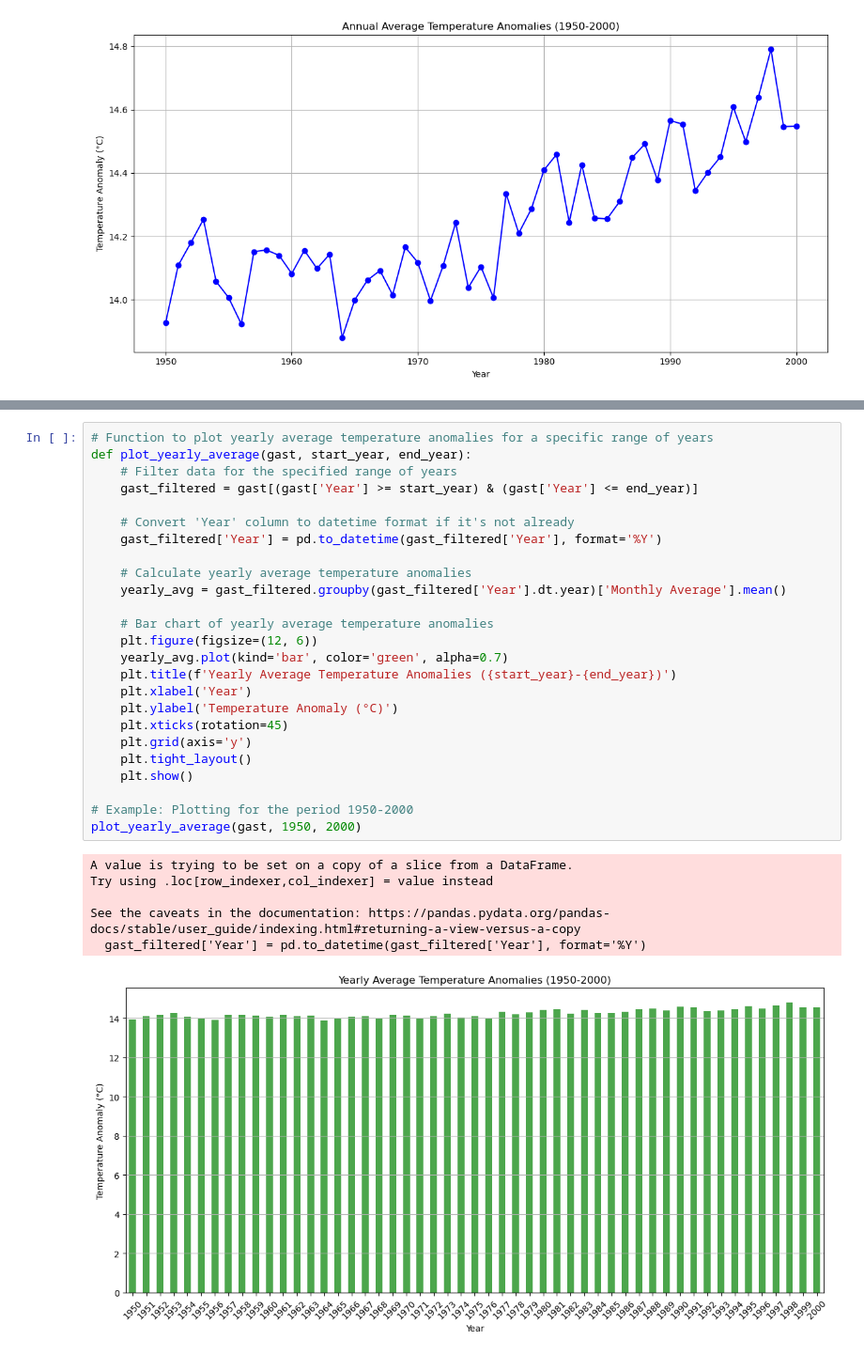
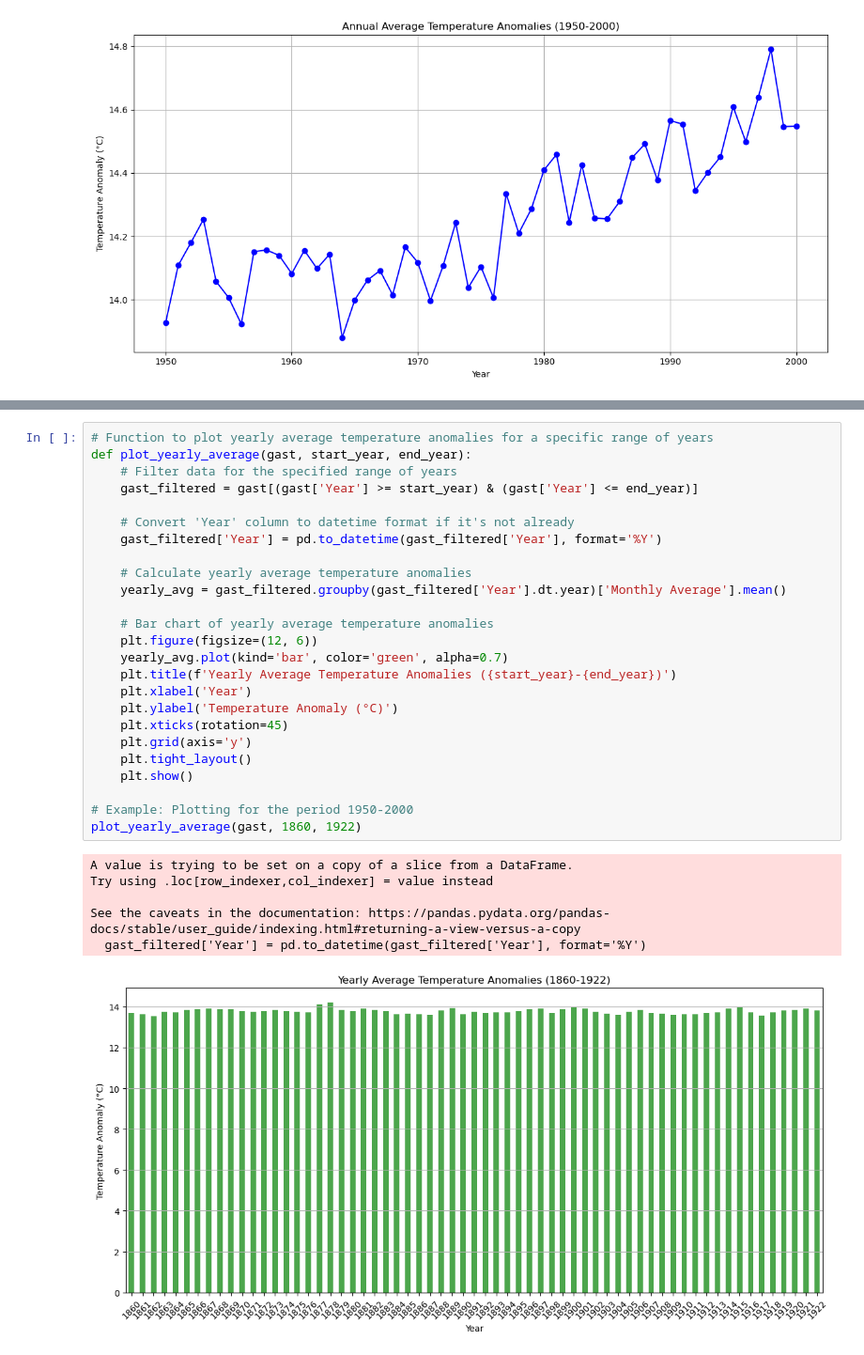
Before and after one commit to davidpaul24/CFR-2024, a Jupyter notebook: module_climate/00_intro_to_climate_answers.ipynb, the cells around one changed output, grey strips where cells are left out. Shown at 94% size. Drawn from its saved outputs; the diff is of its cells as text.

```diff
--- a/module_climate/00_intro_to_climate_answers.ipynb
+++ b/module_climate/00_intro_to_climate_answers.ipynb
@@ -288,32 +289,32 @@ plot_histogram(gast, 1950, 2000)
 # %%
 # Function to plot yearly average temperature anomalies for a specific range of years
 def plot_yearly_average(gast, start_year, end_year):
     # Filter data for the specified range of years
     gast_filtered = gast[(gast['Year'] >= start_year) & (gast['Year'] <= end_year)]
 
     # Convert 'Year' column to datetime format if it's not already
     gast_filtered['Year'] = pd.to_datetime(gast_filtered['Year'], format='%Y')
 
     # Calculate yearly average temperature anomalies
     yearly_avg = gast_filtered.groupby(gast_filtered['Year'].dt.year)['Monthly Average'].mean()
 
     # Bar chart of yearly average temperature anomalies
     plt.figure(figsize=(12, 6))
     yearly_avg.plot(kind='bar', color='green', alpha=0.7)
     plt.title(f'Yearly Average Temperature Anomalies ({start_year}-{end_year})')
     plt.xlabel('Year')
     plt.ylabel('Temperature Anomaly (°C)')
     plt.xticks(rotation=45)
     plt.grid(axis='y')
     plt.tight_layout()
     plt.show()
 
 # Example: Plotting for the period 1950-2000
-plot_yearly_average(gast, 1950, 2000)
+plot_yearly_average(gast, 1860, 1922)
 # %% [output]
 A value is trying to be set on a copy of a slice from a DataFrame.
 Try using .loc[row_indexer,col_indexer] = value instead
 
 See the caveats in the documentation: https://pandas.pydata.org/pandas-docs/stable/user_guide/indexing.html#returning-a-view-versus-a-copy
   gast_filtered['Year'] = pd.to_datetime(gast_filtered['Year'], format='%Y')
-[figure, old version]
+[figure, new version]
```
Also changed, not shown: parts of 3 cells of this notebook.
